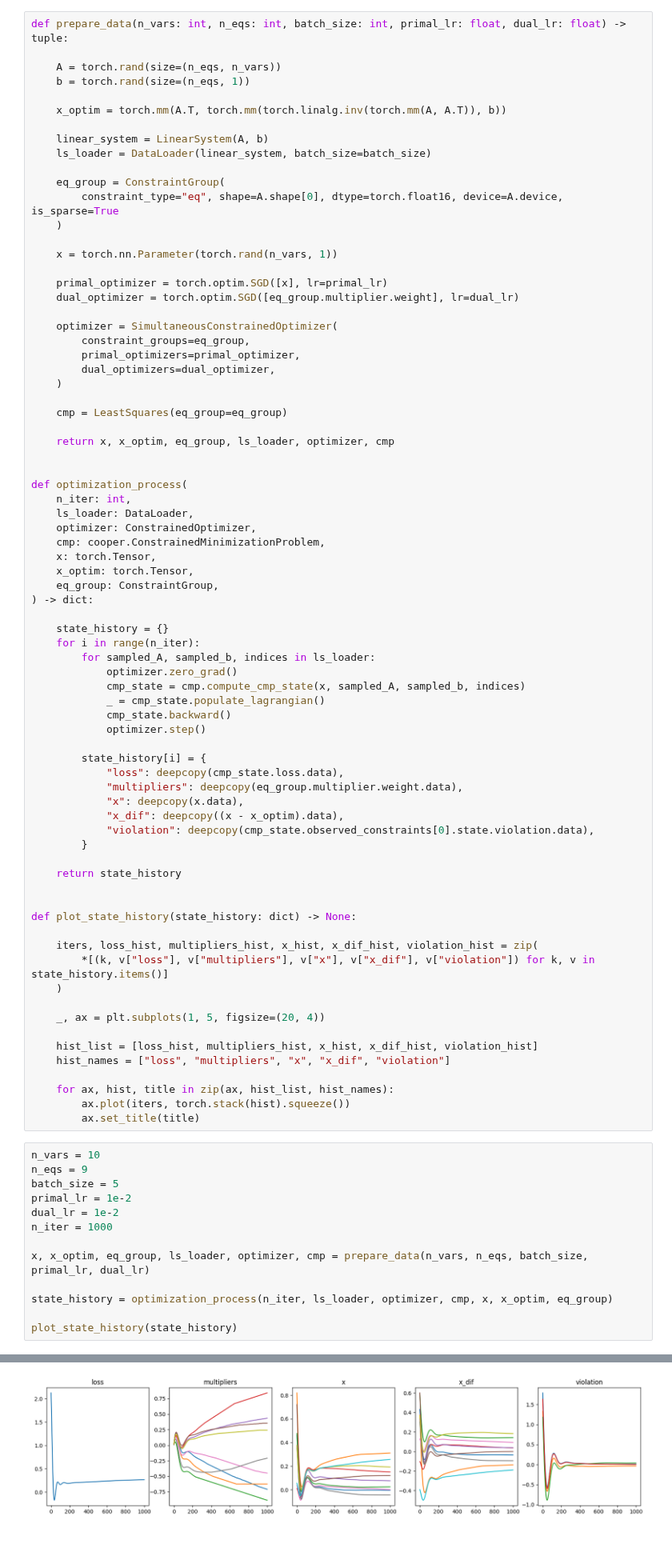
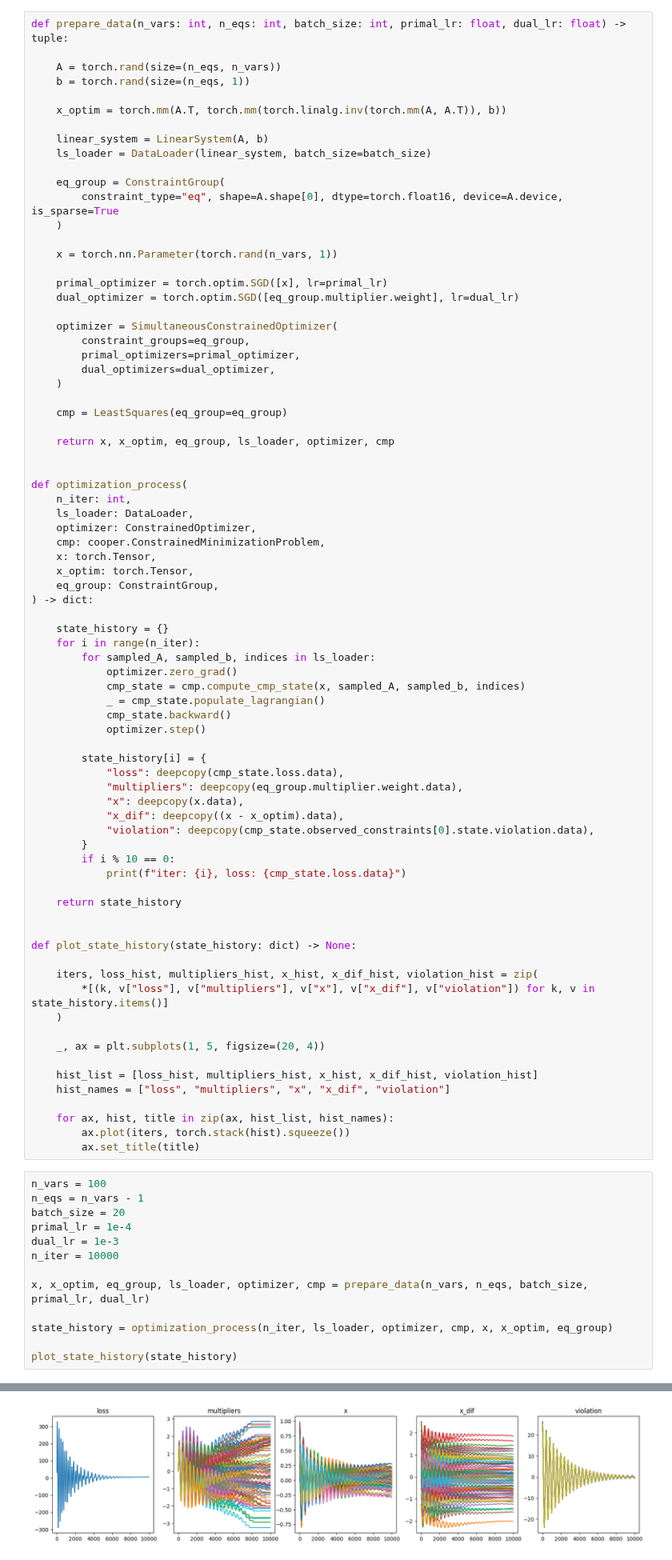
Before and after one commit to cooper-org/cooper, a Jupyter notebook: tutorials/least_squares.ipynb, the cells around one changed output, grey strips where cells are left out. Shown at 80% size. Drawn from its saved outputs; the diff is of its cells as text.

```diff
--- a/tutorials/least_squares.ipynb
+++ b/tutorials/least_squares.ipynb
@@ -141,6 +139,8 @@ def optimization_process(
             "x_dif": deepcopy((x - x_optim).data),
             "violation": deepcopy(cmp_state.observed_constraints[0].state.violation.data),
         }
+        if i % 10 == 0:
+            print(f"iter: {i}, loss: {cmp_state.loss.data}")
 
     return state_history
 
@@ -160,12 +160,12 @@ def plot_state_history(state_history: dict) -> None:
         ax.plot(iters, torch.stack(hist).squeeze())
         ax.set_title(title)
 # %%
-n_vars = 10
-n_eqs = 9
-batch_size = 5
-primal_lr = 1e-2
-dual_lr = 1e-2
-n_iter = 1000
+n_vars = 100
+n_eqs = n_vars - 1
+batch_size = 20
+primal_lr = 1e-4
+dual_lr = 1e-3
+n_iter = 10000
 
 x, x_optim, eq_group, ls_loader, optimizer, cmp = prepare_data(n_vars, n_eqs, batch_size, primal_lr, dual_lr)
 
@@ -176 +193 @@ plot_state_history(state_history)
-[figure, old version]
+[figure, new version]
```
Also changed, not shown: parts of 2 cells of this notebook.
